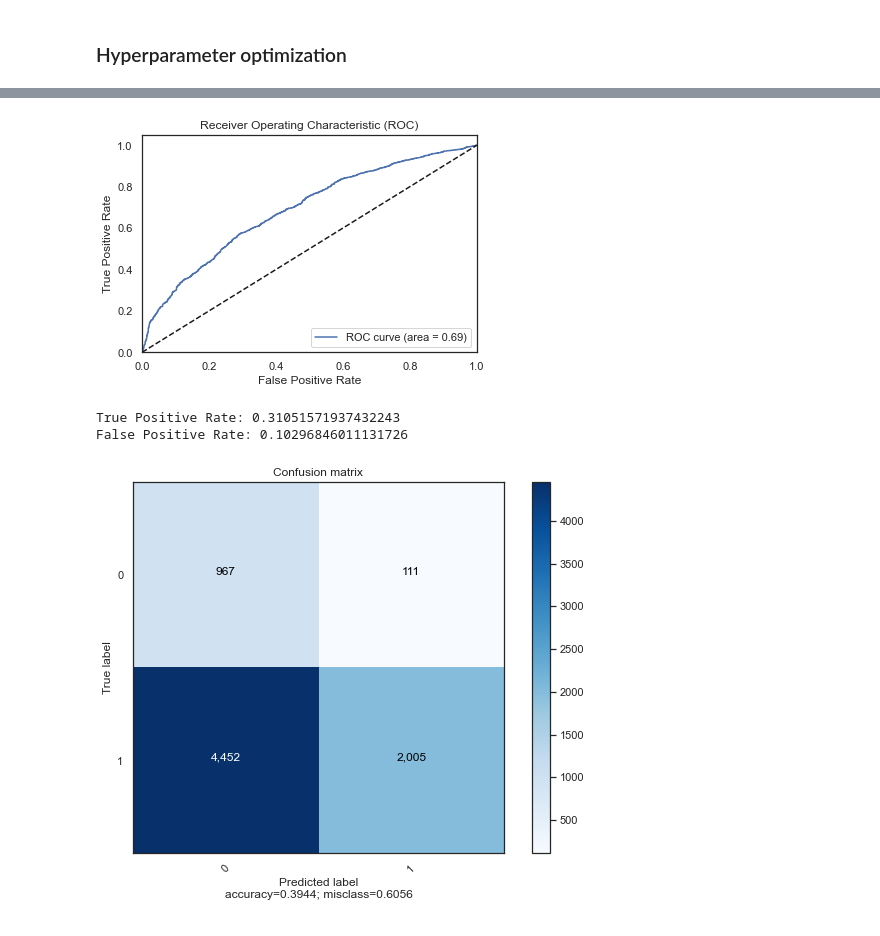
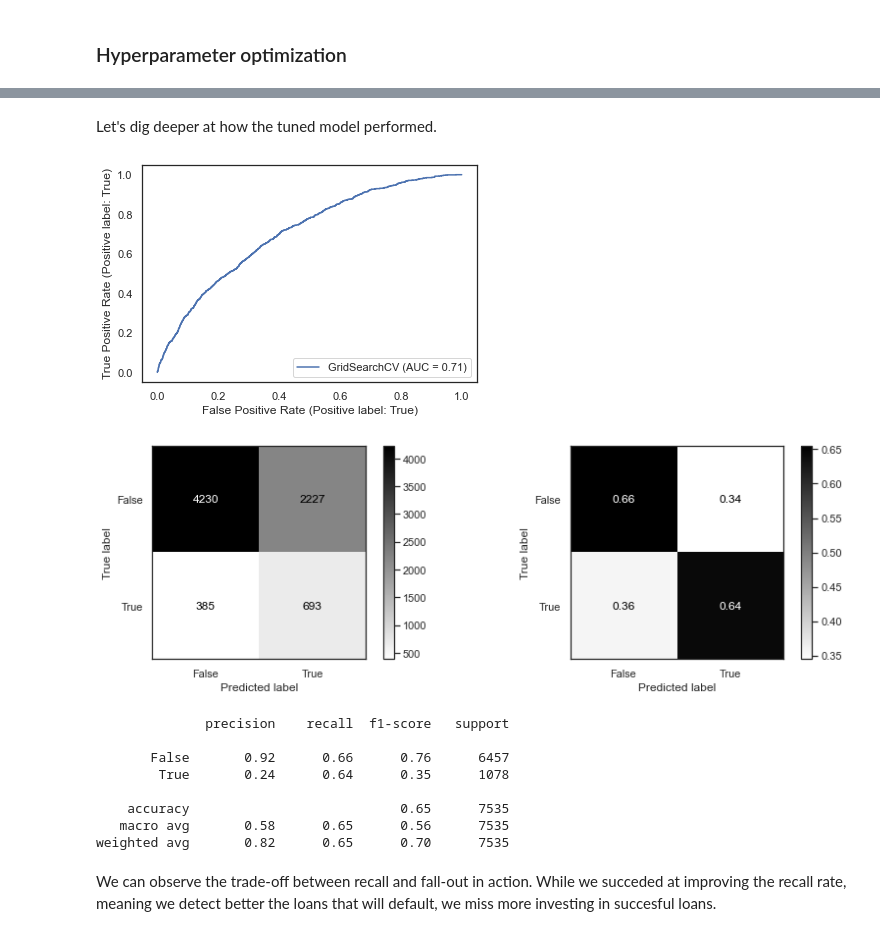
Before and after one commit to adrianstipanov/Data-Science-Projects, a Jupyter notebook: Credit risk modeling – predicting loan defaults using ML.ipynb, the cells around one changed output, grey strips where cells are left out. Saved outputs shown, nothing was run; the diff lists cells and outputs as text; code cells hidden in the pictures.

```diff
--- a/Credit risk modeling – predicting loan defaults using ML.ipynb
+++ b/Credit risk modeling – predicting loan defaults using ML.ipynb
@@ -527,0 +508,25 @@ best_score = grid.best_score_
+# %%
+from sklearn.pipeline import make_pipeline
+from sklearn.ensemble import RandomForestClassifier
+from sklearn.metrics import confusion_matrix
+from sklearn.model_selection import GridSearchCV
+
+
+#Build pipeline
+rf_pipe = Pipeline([("scaler", StandardScaler()),
+                    ("classifier", RandomForestClassifier(random_state=42))])
+
+#Instantiate the model
+hyperparameters = {"classifier__criterion": ["entropy", "gini"],
+                   "classifier__max_depth" : [5,10],
+                   "classifier__max_features" : ["log2", "sqrt"],
+                   "classifier__min_samples_leaf": [1, 5],
+                   "classifier__min_samples_split": [3,5],
+                   "classifier__class_weight": [None, "balanced"]
+                    }
+
+grid = GridSearchCV(rf_pipe, param_grid = hyperparameters, cv=5, n_jobs=-1, scoring="recall" )
+grid.fit(X_train, y_train)
+
+#Make predictions
+pred = grid.predict(X_test)
@@ -617,10 +549,0 @@ Let's train the same classifier on the new data.
-# %%
-clf = RandomForestClassifier(random_state=42)
-grid = GridSearchCV(clf, param_grid = hyperparameters, cv=5, n_jobs=-1, scoring="roc_auc" )
-grid.fit(X_train_miss, y_train_miss)
-
-best_params = grid.best_params_
-best_score = grid.best_score_
-
-print(f'Best_parameters \n{pd.Series(best_params)}')
-print(f'Best score {best_score}')
@@ -643,11 +550,25 @@ predictions = pd.Series(probs[:,1])
-# %%
-plot_roc(y_test, predictions)
-# %% [output]
-[figure, removed]
-# %%
-cm = confusion_matrix(y_test, predictions, threshold=0.9)
-plot_confusion_matrix(cm, normalize=False, target_names=[0,1])
-# %% [output]
-True Positive Rate: 0.31051571937432243
-False Positive Rate: 0.10296846011131726
-[figure, removed]
+# %% [markdown]
+Let's dig deeper at how the tuned model performed.
+# %%
+plot_roc_curve(grid, X_test, y_test);
+
+cm = confusion_matrix(y_test, pred)
+fig, ax = plt.subplots(1,2, figsize=(14,4))
+plot_confusion_matrix(grid, X_test, y_test, cmap='gray_r', ax=ax[0]);
+plot_confusion_matrix(grid, X_test, y_test, cmap='gray_r', normalize="true", ax=ax[1]);
+# %% [output]
+[figure, added]
+[figure, added]
+# %%
+print(classification_report(y_test, pred))
+# %% [output]
+              precision    recall  f1-score   support
+
+       False       0.92      0.66      0.76      6457
+        True       0.24      0.64      0.35      1078
+
+    accuracy                           0.65      7535
+   macro avg       0.58      0.65      0.56      7535
+weighted avg       0.82      0.65      0.70      7535
+# %% [markdown]
+We can observe the trade-off between recall and fall-out in action. While we succeded at improving the recall rate, meaning we detect better the loans that will default, we miss more investing in succesful loans.
```
Also changed, not shown: parts of 57 cells of this notebook, 3 other files.
